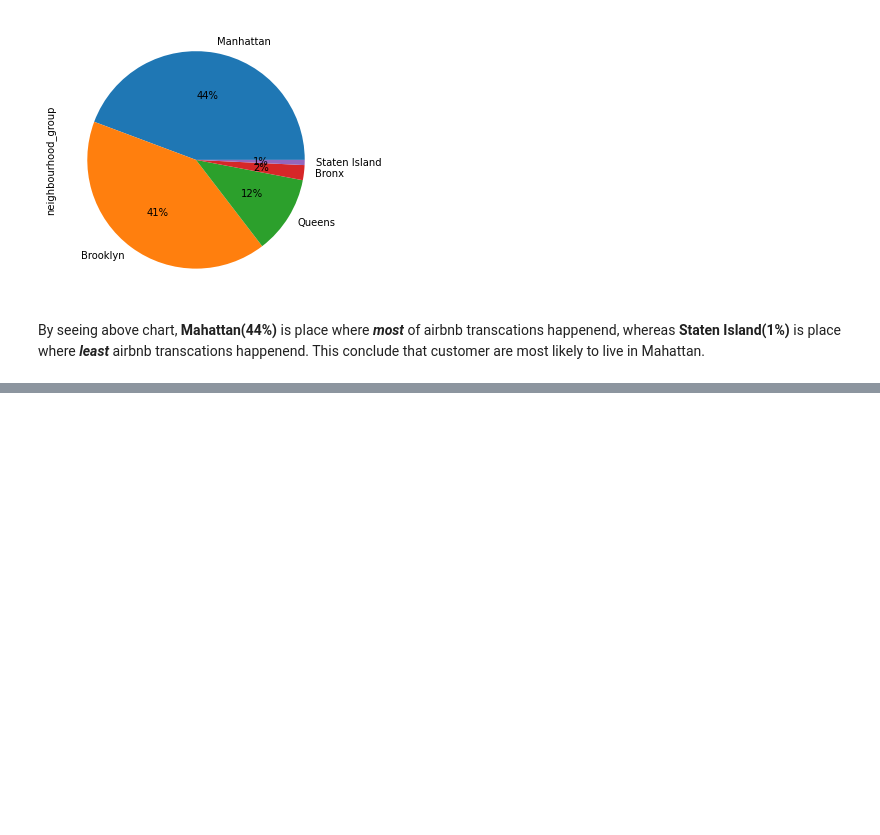
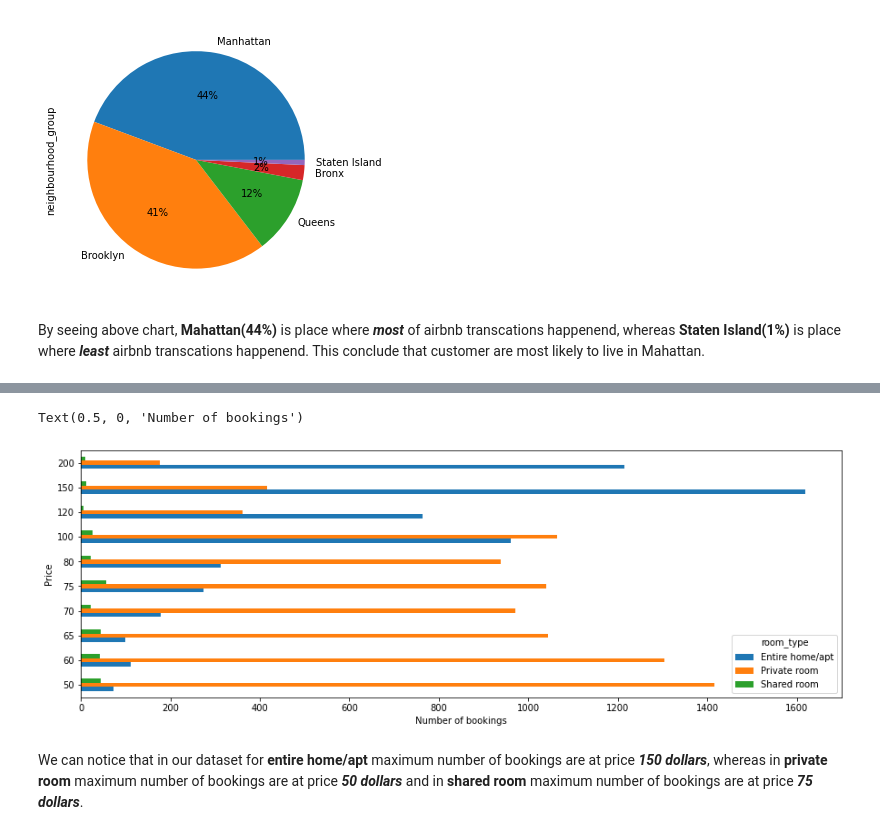
Before and after one commit to abhinavsingh-github/airbnb-booking-analysis, a Jupyter notebook: Abhinav_Singh_Airbnb_Bookings_Analysis_Capstone_Project.ipynb, the cells around one changed output, grey strips where cells are left out. Saved outputs shown, nothing was run; the diff lists cells and outputs as text; code cells hidden in the pictures; blank space fills up the shorter version.

```diff
--- a/Abhinav_Singh_Airbnb_Bookings_Analysis_Capstone_Project.ipynb
+++ b/Abhinav_Singh_Airbnb_Bookings_Analysis_Capstone_Project.ipynb
@@ -220,0 +318,6 @@ By seeing above chart, **Mahattan(44%)** is place where ***most*** of airbnb tra
+# %%
+# Lets start analysis on top 10 no. of bookings price
+# Print price with top 10 max frequency of bookings and storing in a list
+print(airbnb['price'].value_counts().head(10))
+list10_prices = airbnb['price'].value_counts().head(10).index.tolist()
+print(list10_prices)
@@ -220,0 +339,6 @@ By seeing above chart, **Mahattan(44%)** is place where ***most*** of airbnb tra
+# %%
+# Finding room type counts for above top 10 price frequency bookings
+df1 = airbnb[airbnb['price'].isin(list10_prices)]
+df2 = df1[['room_type','price']]
+price_roomtype = df2.groupby('price')['room_type'].value_counts().unstack()
+print(price_roomtype)
@@ -220,0 +358,11 @@ By seeing above chart, **Mahattan(44%)** is place where ***most*** of airbnb tra
+# %%
+# Plotting graph
+price_roomtype.plot(kind="barh", figsize=(15,5))
+
+plt.ylabel('Price')
+plt.xlabel('Number of bookings')
+# %% [output]
+Text(0.5, 0, 'Number of bookings')
+[figure, added]
+# %% [markdown]
+We can notice that in our dataset for **entire home/apt** maximum number of bookings are at price ***150 dollars***, whereas in **private room** maximum number of bookings are at price ***50 dollars*** and in **shared room** maximum number of bookings are at price ***75 dollars***.
```
Also changed, not shown: parts of 18 cells of this notebook.
